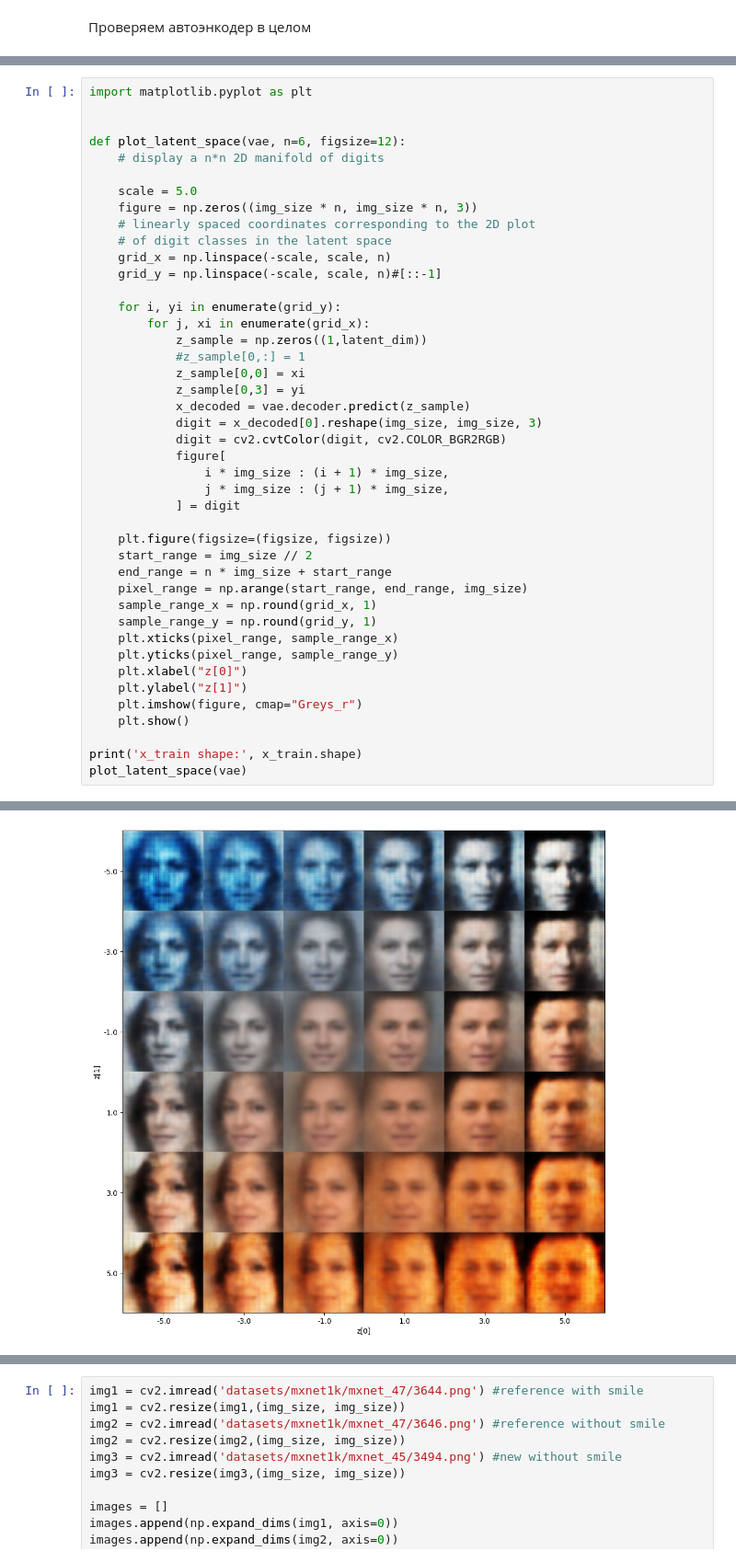
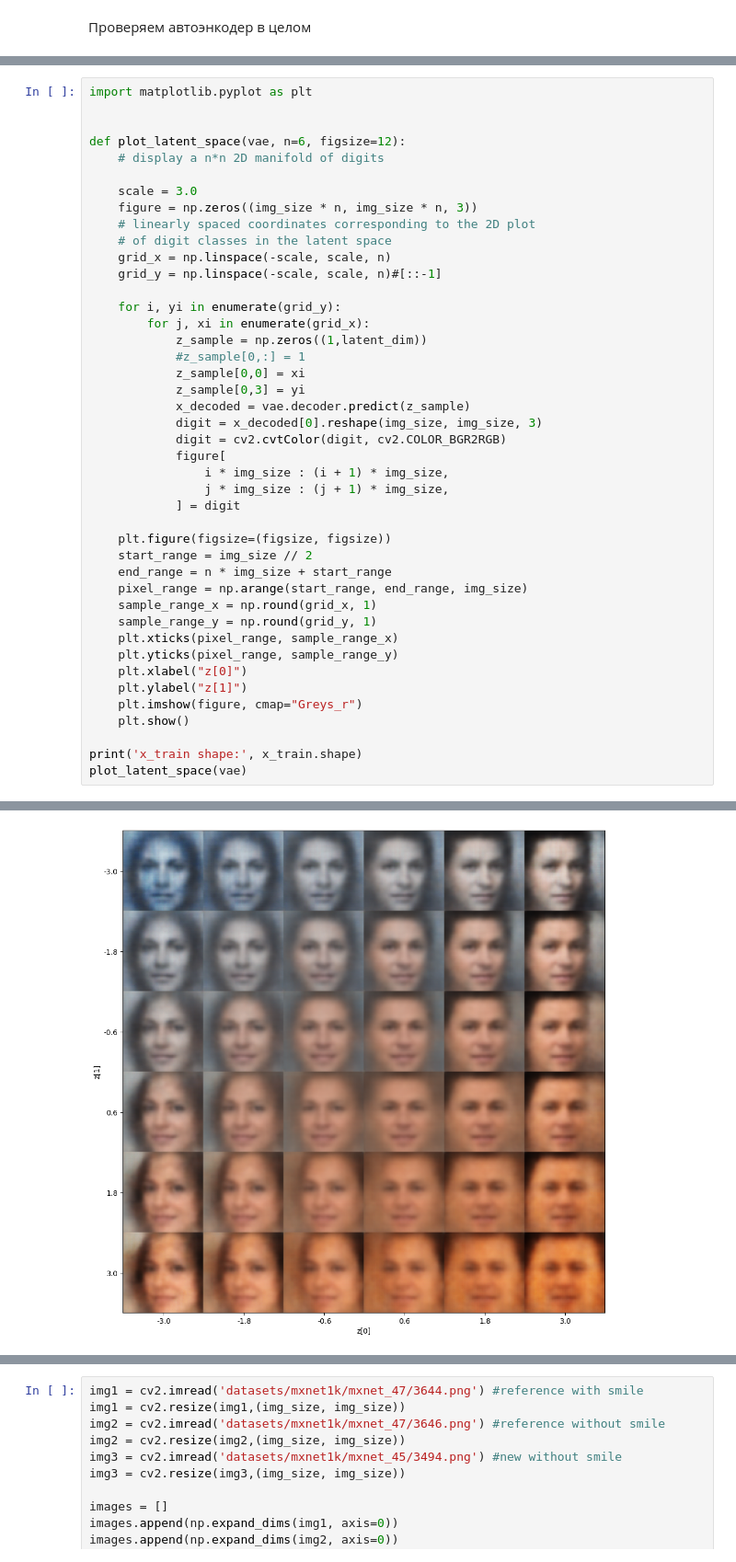
Before and after one commit to Krearden/psuNN, a Jupyter notebook: LR7/LR7.ipynb, the cells around one changed output, grey strips where cells are left out. Shown at 92% size. Cells and saved outputs as stored; diff of their text form.

```diff
--- a/LR7/LR7.ipynb
+++ b/LR7/LR7.ipynb
@@ -397,7 +358,7 @@ import matplotlib.pyplot as plt
 def plot_latent_space(vae, n=6, figsize=12):
     # display a n*n 2D manifold of digits
 
-    scale = 5.0
+    scale = 3.0
     figure = np.zeros((img_size * n, img_size * n, 3))
     # linearly spaced coordinates corresponding to the 2D plot
     # of digit classes in the latent space
@@ -408,31 +369,31 @@ def plot_latent_space(vae, n=6, figsize=12):
         for j, xi in enumerate(grid_x):
             z_sample = np.zeros((1,latent_dim))
             #z_sample[0,:] = 1
             z_sample[0,0] = xi
             z_sample[0,3] = yi
             x_decoded = vae.decoder.predict(z_sample)
             digit = x_decoded[0].reshape(img_size, img_size, 3)
             digit = cv2.cvtColor(digit, cv2.COLOR_BGR2RGB)
             figure[
                 i * img_size : (i + 1) * img_size,
                 j * img_size : (j + 1) * img_size,
             ] = digit
 
     plt.figure(figsize=(figsize, figsize))
     start_range = img_size // 2
     end_range = n * img_size + start_range
     pixel_range = np.arange(start_range, end_range, img_size)
     sample_range_x = np.round(grid_x, 1)
     sample_range_y = np.round(grid_y, 1)
     plt.xticks(pixel_range, sample_range_x)
     plt.yticks(pixel_range, sample_range_y)
     plt.xlabel("z[0]")
     plt.ylabel("z[1]")
     plt.imshow(figure, cmap="Greys_r")
     plt.show()
 
 print('x_train shape:', x_train.shape)
 plot_latent_space(vae)
 # %% [output]
 x_train shape: (27655, 64, 64, 3)
-[figure, old version]
+[figure, new version]
```
Also changed, not shown: parts of 26 cells of this notebook.
